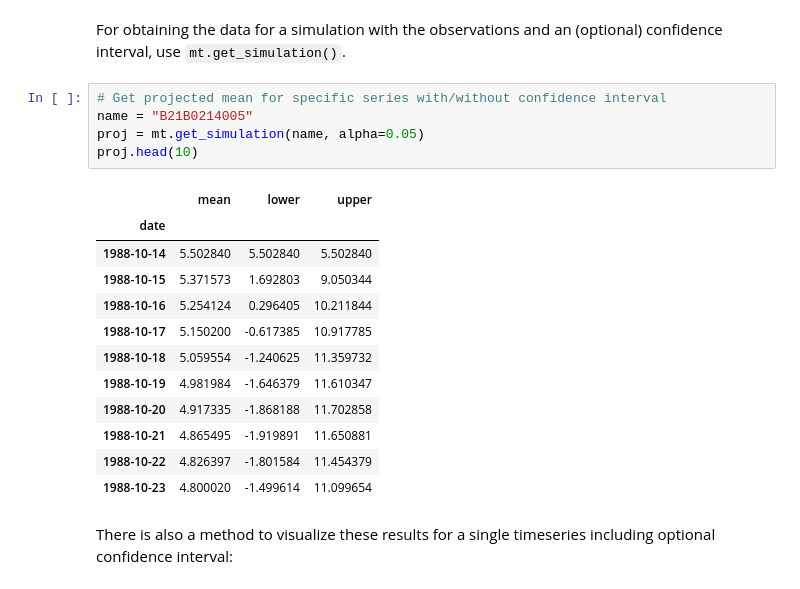
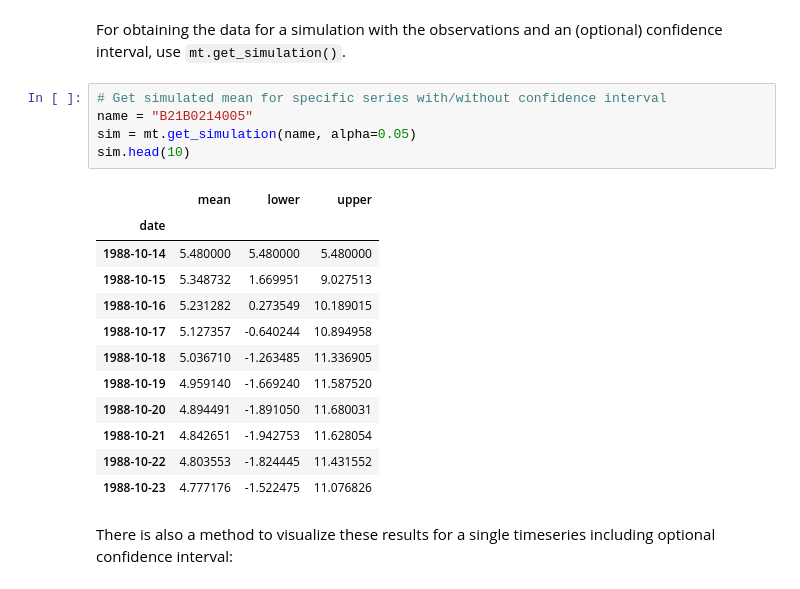
Before and after one commit to pastas/metran, a Jupyter notebook: examples/metran_practical_example.ipynb, the cells around one changed output. Cells and saved outputs as stored; diff of their text form.

Commit message:
Minor updates notebooks
- rename timeseries into time series
- notebooks ran with updated code
- minor textual updates

```diff
--- a/examples/metran_practical_example.ipynb
+++ b/examples/metran_practical_example.ipynb
@@ -107,23 +107,23 @@ means.head(10)
 # %% [markdown]
 For obtaining the data for a simulation with the observations and an (optional) confidence interval, use `mt.get_simulation()`.
 # %%
-# Get projected mean for specific series with/without confidence interval
+# Get simulated mean for specific series with/without confidence interval
 name = "B21B0214005"
-proj = mt.get_simulation(name, alpha=0.05)
-proj.head(10)
+sim = mt.get_simulation(name, alpha=0.05)
+sim.head(10)
 # %% [output]
 |  | mean | lower | upper |
 | date |  |  |  |
-| 1988-10-14 | 5.502840 | 5.502840 | 5.502840 |
-| 1988-10-15 | 5.371573 | 1.692803 | 9.050344 |
-| 1988-10-16 | 5.254124 | 0.296405 | 10.211844 |
-| 1988-10-17 | 5.150200 | -0.617385 | 10.917785 |
-| 1988-10-18 | 5.059554 | -1.240625 | 11.359732 |
-| 1988-10-19 | 4.981984 | -1.646379 | 11.610347 |
-| 1988-10-20 | 4.917335 | -1.868188 | 11.702858 |
-| 1988-10-21 | 4.865495 | -1.919891 | 11.650881 |
-| 1988-10-22 | 4.826397 | -1.801584 | 11.454379 |
-| 1988-10-23 | 4.800020 | -1.499614 | 11.099654 |
+| 1988-10-14 | 5.480000 | 5.480000 | 5.480000 |
+| 1988-10-15 | 5.348732 | 1.669951 | 9.027513 |
+| 1988-10-16 | 5.231282 | 0.273549 | 10.189015 |
+| 1988-10-17 | 5.127357 | -0.640244 | 10.894958 |
+| 1988-10-18 | 5.036710 | -1.263485 | 11.336905 |
+| 1988-10-19 | 4.959140 | -1.669240 | 11.587520 |
+| 1988-10-20 | 4.894491 | -1.891050 | 11.680031 |
+| 1988-10-21 | 4.842651 | -1.942753 | 11.628054 |
+| 1988-10-22 | 4.803553 | -1.824445 | 11.431552 |
+| 1988-10-23 | 4.777176 | -1.522475 | 11.076826 |
 # %% [markdown]
 There is also a method to visualize these results for a single timeseries including optional confidence interval:
 # %%
```
Also changed, not shown: parts of 9 cells of this notebook, 1 other file.
